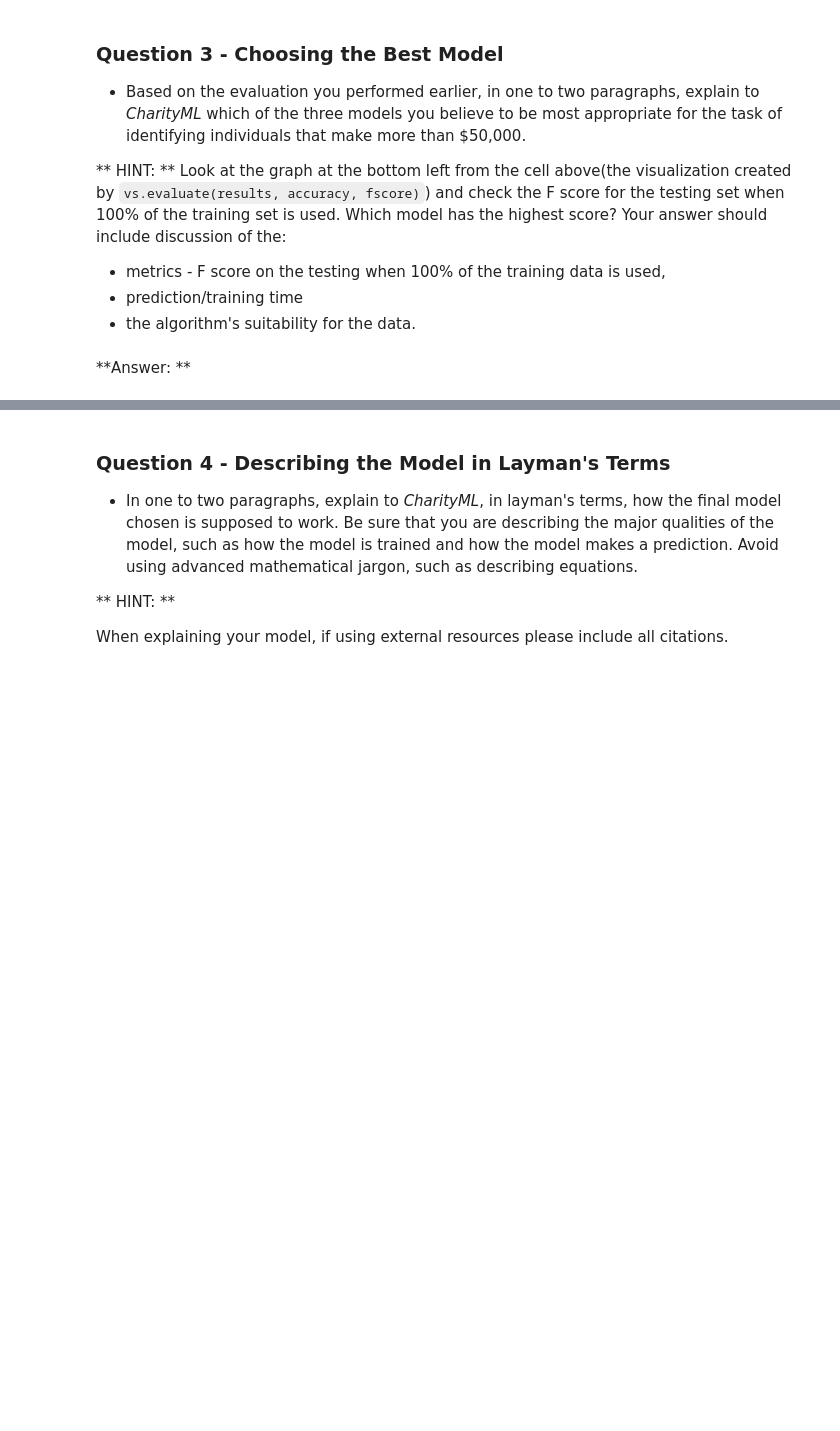
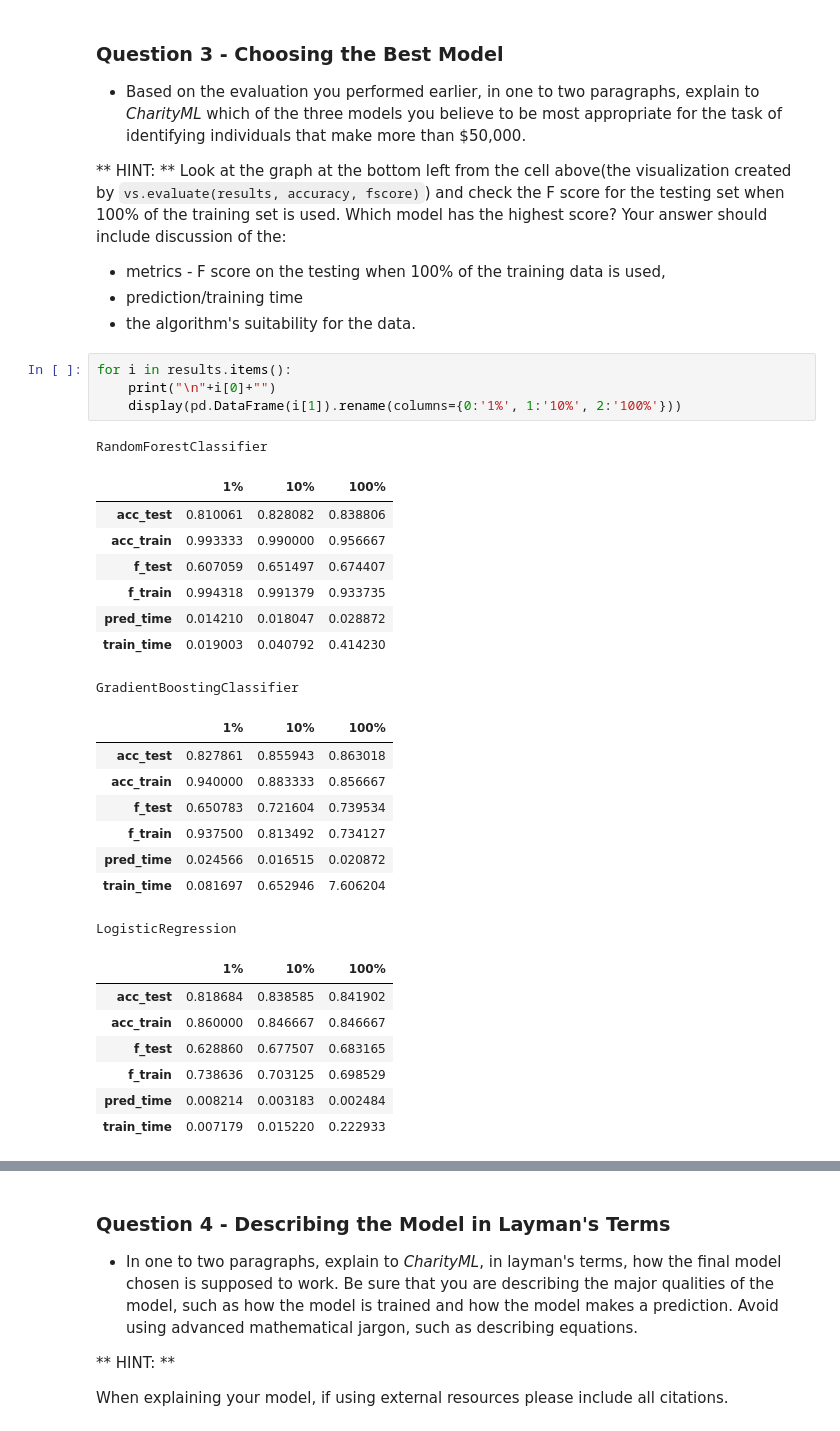
Before and after one commit to RAGOpoR/machine-learning, a Jupyter notebook: projects/finding_donors/finding_donors.ipynb, the cells around one changed output, grey strips where cells are left out. Saved outputs shown, nothing was run; the diff lists cells and outputs as text; blank space fills up the shorter version.

```diff
--- a/projects/finding_donors/finding_donors.ipynb
+++ b/projects/finding_donors/finding_donors.ipynb
@@ -455,5 +458,32 @@ Look at the graph at the bottom left from the cell above(the visualization creat
 * metrics - F score on the testing when 100% of the training data is used,
 * prediction/training time
 * the algorithm's suitability for the data.
-# %% [markdown]
-**Answer: **
+# %%
+for i in results.items():
+    print("\n"+i[0]+"")
+    display(pd.DataFrame(i[1]).rename(columns={0:'1%', 1:'10%', 2:'100%'}))
+# %% [output]
+RandomForestClassifier
+|  | 1% | 10% | 100% |
+| acc_test | 0.810061 | 0.828082 | 0.838806 |
+| acc_train | 0.993333 | 0.990000 | 0.956667 |
+| f_test | 0.607059 | 0.651497 | 0.674407 |
+| f_train | 0.994318 | 0.991379 | 0.933735 |
+| pred_time | 0.014210 | 0.018047 | 0.028872 |
+| train_time | 0.019003 | 0.040792 | 0.414230 |
+GradientBoostingClassifier
+|  | 1% | 10% | 100% |
+| acc_test | 0.827861 | 0.855943 | 0.863018 |
+| acc_train | 0.940000 | 0.883333 | 0.856667 |
+| f_test | 0.650783 | 0.721604 | 0.739534 |
+| f_train | 0.937500 | 0.813492 | 0.734127 |
+| pred_time | 0.024566 | 0.016515 | 0.020872 |
+| train_time | 0.081697 | 0.652946 | 7.606204 |
+LogisticRegression
+|  | 1% | 10% | 100% |
+| acc_test | 0.818684 | 0.838585 | 0.841902 |
+| acc_train | 0.860000 | 0.846667 | 0.846667 |
+| f_test | 0.628860 | 0.677507 | 0.683165 |
+| f_train | 0.738636 | 0.703125 | 0.698529 |
+| pred_time | 0.008214 | 0.003183 | 0.002484 |
+| train_time | 0.007179 | 0.015220 | 0.222933 |
```
Also changed, not shown: parts of 6 cells of this notebook.
